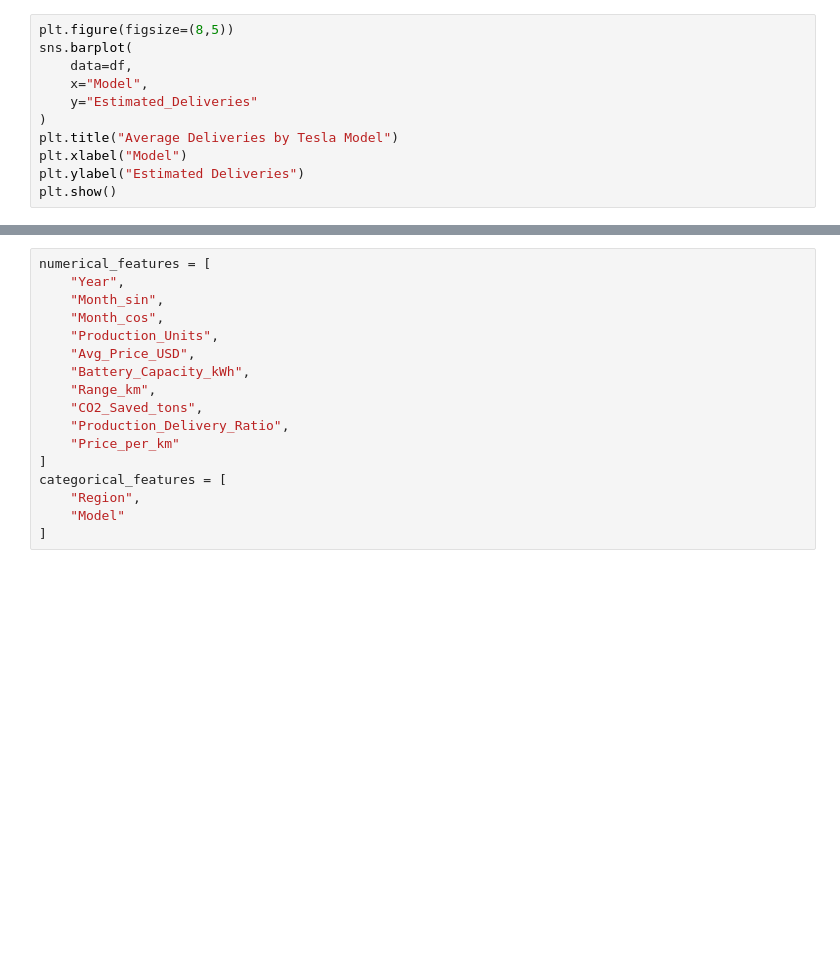
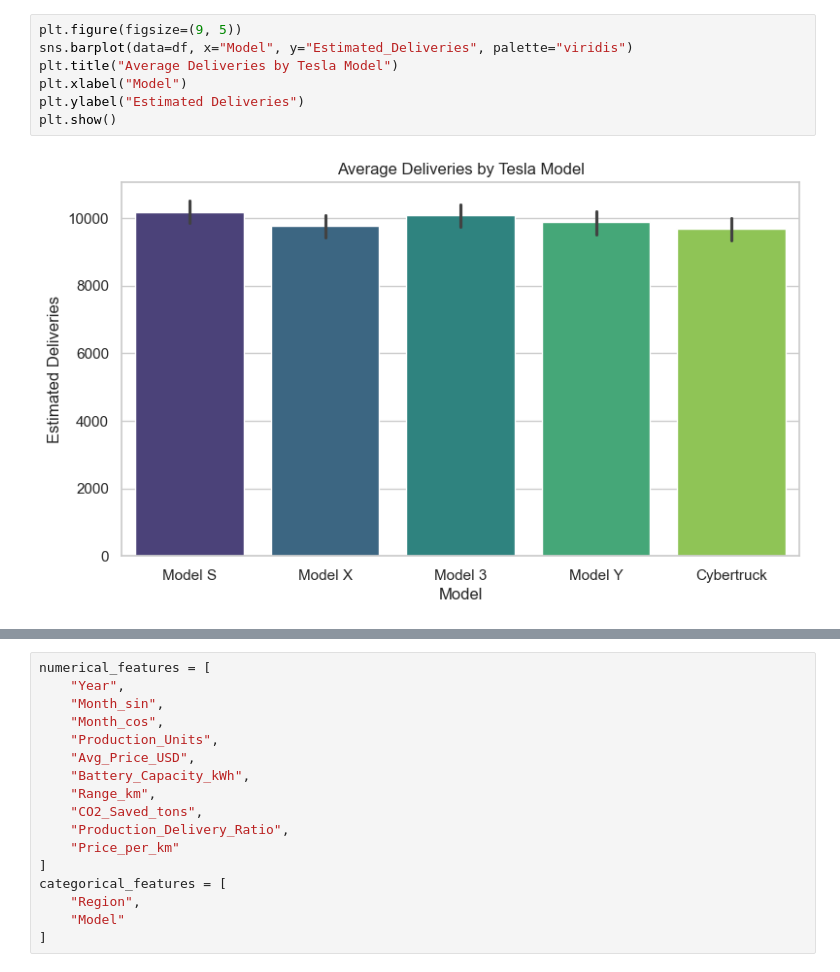
Before and after one commit to AviMath2412/Data_science_Assignment, a Jupyter notebook: week2_Avi_Mathur.ipynb, the cells around one changed output, grey strips where cells are left out. Drawn from its saved outputs; the diff is of its cells as text; blank space fills up the shorter version.

```diff
--- a/week2_Avi_Mathur.ipynb
+++ b/week2_Avi_Mathur.ipynb
@@ -106,12 +126,10 @@ plt.show()
 # %%
-plt.figure(figsize=(8,5))
-sns.barplot(
-    data=df,
-    x="Model",
-    y="Estimated_Deliveries"
-)
+plt.figure(figsize=(9, 5))
+sns.barplot(data=df, x="Model", y="Estimated_Deliveries", palette="viridis")
 plt.title("Average Deliveries by Tesla Model")
 plt.xlabel("Model")
 plt.ylabel("Estimated Deliveries")
 plt.show()
+# %% [output]
+[figure, added]
 # %%
```
Also changed, not shown: parts of 72 cells of this notebook, 1 other file.
